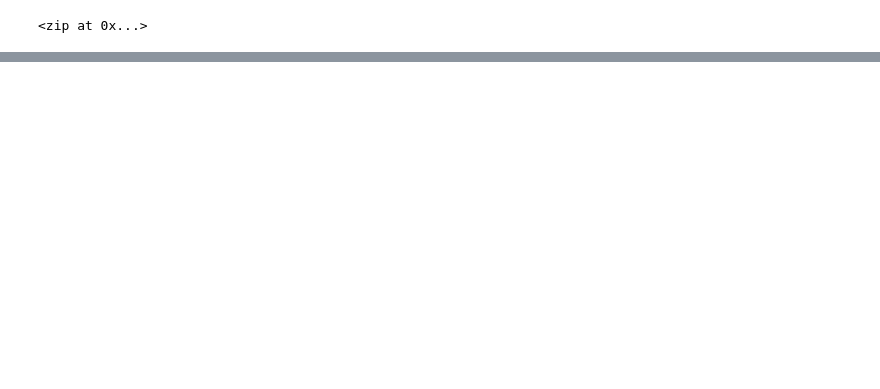
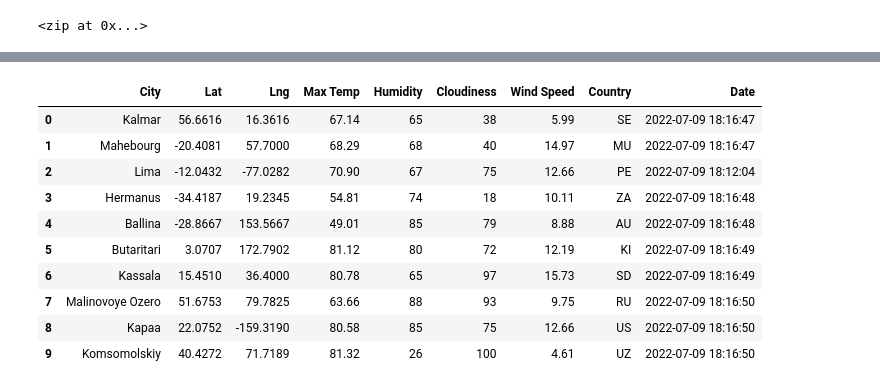
Before and after one commit to eparker906/World_Weather_Analysis, a Jupyter notebook: WeatherPy.ipynb, the cells around one changed output, grey strips where cells are left out. Cells and saved outputs as stored; diff of their text form; code cells hidden in the pictures; blank space fills up the shorter version.

```diff
--- a/WeatherPy.ipynb
+++ b/WeatherPy.ipynb
@@ -5,0 +8,4 @@ import numpy as np
+# %%
+# Starting URL for Weather Map API Call.
+url = "http://api.openweathermap.org/data/2.5/weather?units=Imperial&APPID=" + weather_api_key
+print(url)
@@ -54,0 +147,16 @@ len(cities)
+# %%
+# Convert the array of dictionaries to a Pandas DataFrame.
+city_data_df = pd.DataFrame(city_data)
+city_data_df.head(10)
+# %% [output]
+|  | City | Lat | Lng | Max Temp | Humidity | Cloudiness | Wind Speed | Country | Date |
+| 0 | Kalmar | 56.6616 | 16.3616 | 67.14 | 65 | 38 | 5.99 | SE | 2022-07-09 18:16:47 |
+| 1 | Mahebourg | -20.4081 | 57.7000 | 68.29 | 68 | 40 | 14.97 | MU | 2022-07-09 18:16:47 |
+| 2 | Lima | -12.0432 | -77.0282 | 70.90 | 67 | 75 | 12.66 | PE | 2022-07-09 18:12:04 |
+| 3 | Hermanus | -34.4187 | 19.2345 | 54.81 | 74 | 18 | 10.11 | ZA | 2022-07-09 18:16:48 |
+| 4 | Ballina | -28.8667 | 153.5667 | 49.01 | 85 | 79 | 8.88 | AU | 2022-07-09 18:16:48 |
+| 5 | Butaritari | 3.0707 | 172.7902 | 81.12 | 80 | 72 | 12.19 | KI | 2022-07-09 18:16:49 |
+| 6 | Kassala | 15.4510 | 36.4000 | 80.78 | 65 | 97 | 15.73 | SD | 2022-07-09 18:16:49 |
+| 7 | Malinovoye Ozero | 51.6753 | 79.7825 | 63.66 | 88 | 93 | 9.75 | RU | 2022-07-09 18:16:50 |
+| 8 | Kapaa | 22.0752 | -159.3190 | 80.58 | 85 | 75 | 12.66 | US | 2022-07-09 18:16:50 |
+| 9 | Komsomolskiy | 40.4272 | 71.7189 | 81.32 | 26 | 100 | 4.61 | UZ | 2022-07-09 18:16:50 |
```
Also changed, not shown: parts of 9 cells of this notebook, 5 other files.
